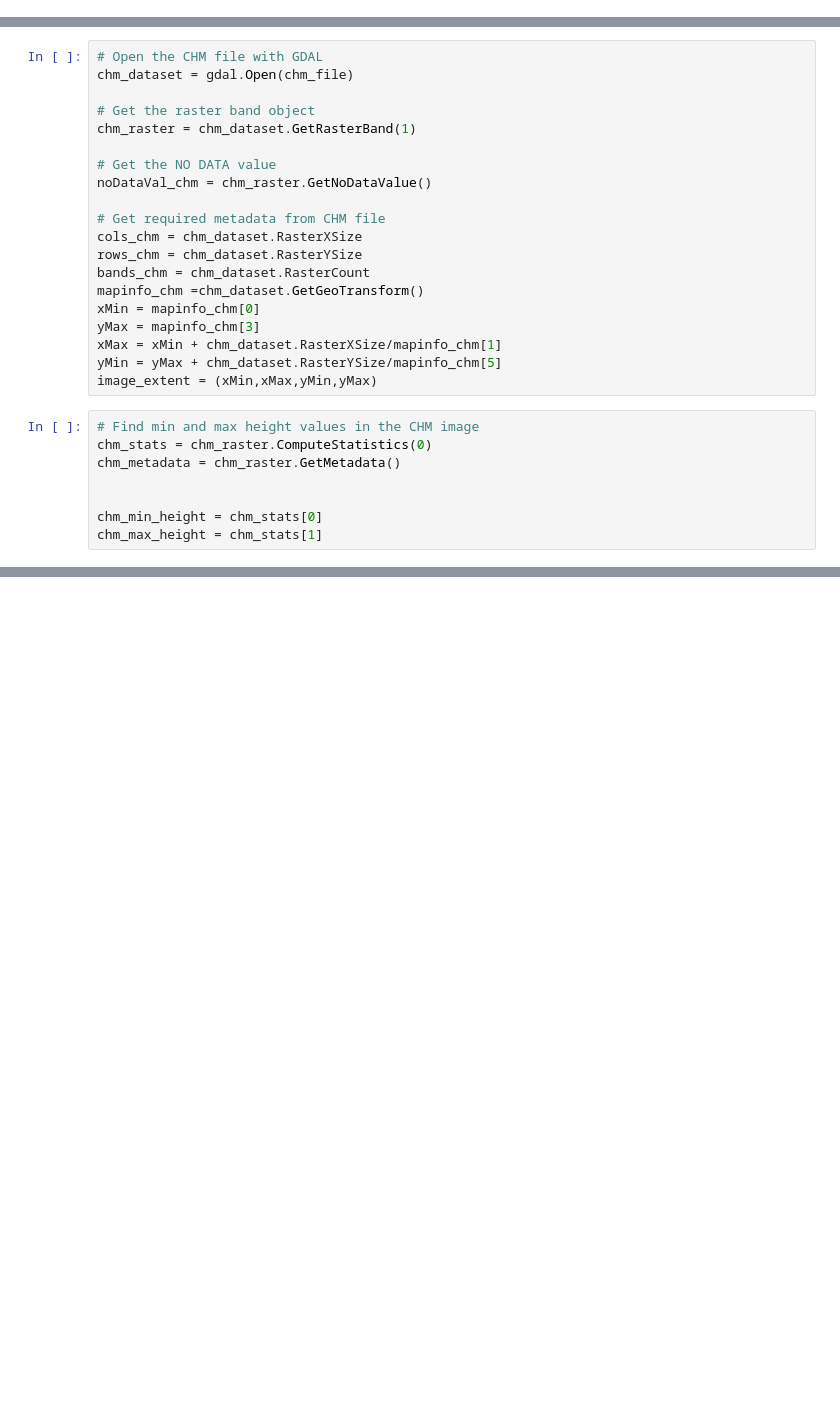
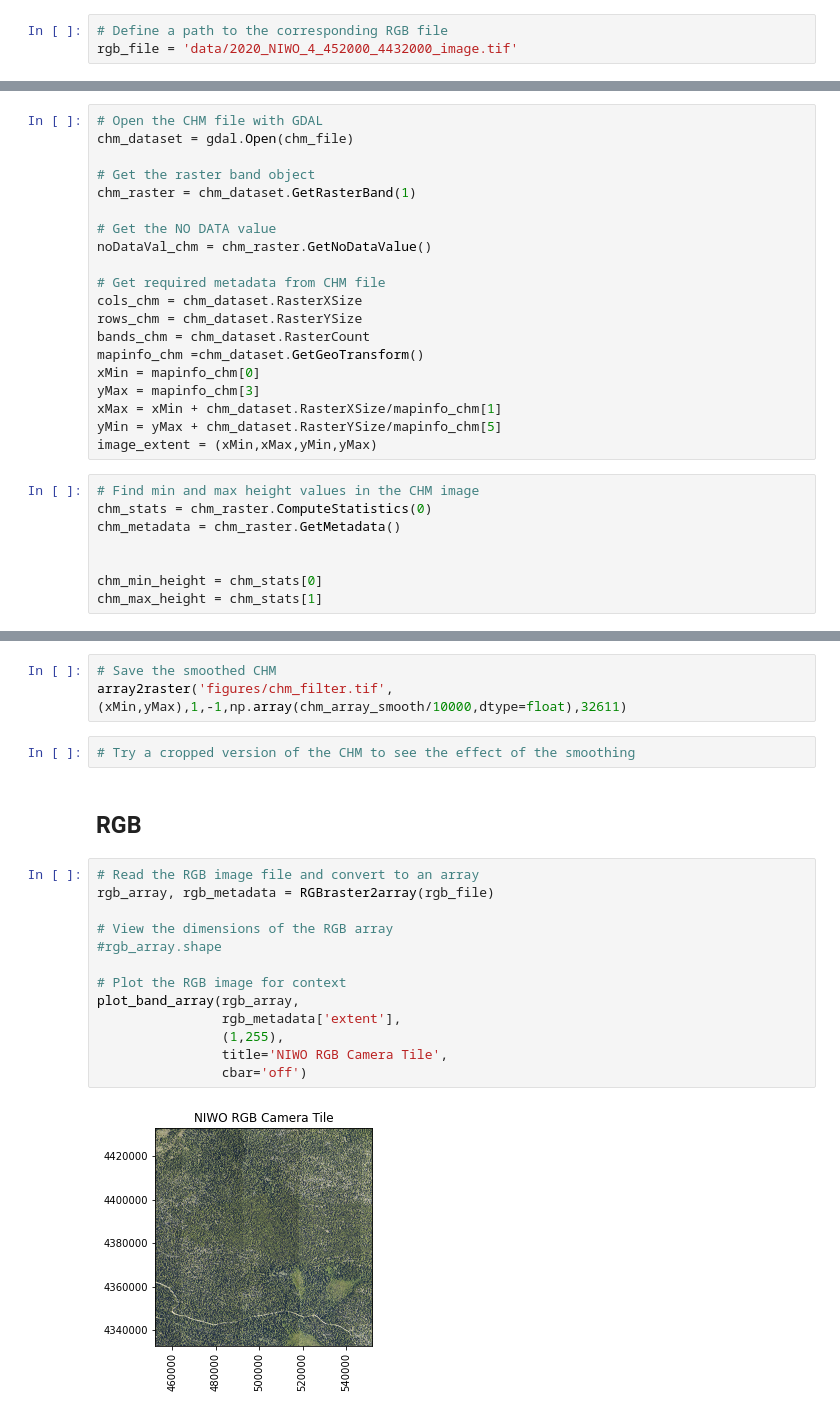
Before and after one commit to vscholl/neon_carbon_estimate, a Jupyter notebook: chm_to_biomass.ipynb, the cells around one changed output, grey strips where cells are left out. Cells and saved outputs as stored; diff of their text form; blank space fills up the shorter version.

```diff
--- a/chm_to_biomass.ipynb
+++ b/chm_to_biomass.ipynb
@@ -57,3 +180,6 @@ chm_file = './data/NEON_D13_NIWO_DP3_452000_4432000_CHM.tif'
+# %%
+# Define a path to the corresponding RGB file
+rgb_file = 'data/2020_NIWO_4_452000_4432000_image.tif'
 # %%
 # Get info from CHM file for outputting results
 just_chm_file = os.path.basename(chm_file)
@@ -98,0 +236,22 @@ plt.savefig(just_chm_file_split[0]+'_'+just_chm_file_split[1]+'_'+just_chm_file_
+# %%
+# Save the smoothed CHM
+array2raster('figures/chm_filter.tif',(xMin,yMax),1,-1,np.array(chm_array_smooth/10000,dtype=float),32611)
+# %%
+# Try a cropped version of the CHM to see the effect of the smoothing
+# %% [markdown]
+## RGB
+# %%
+# Read the RGB image file and convert to an array
+rgb_array, rgb_metadata = RGBraster2array(rgb_file)
+
+# View the dimensions of the RGB array
+#rgb_array.shape
+
+# Plot the RGB image for context
+plot_band_array(rgb_array,
+                rgb_metadata['extent'],
+                (1,255),
+                title='NIWO RGB Camera Tile',
+                cbar='off')
+# %% [output]
+[figure, added]
```
Also changed, not shown: parts of 9 cells of this notebook, 1 other file.
